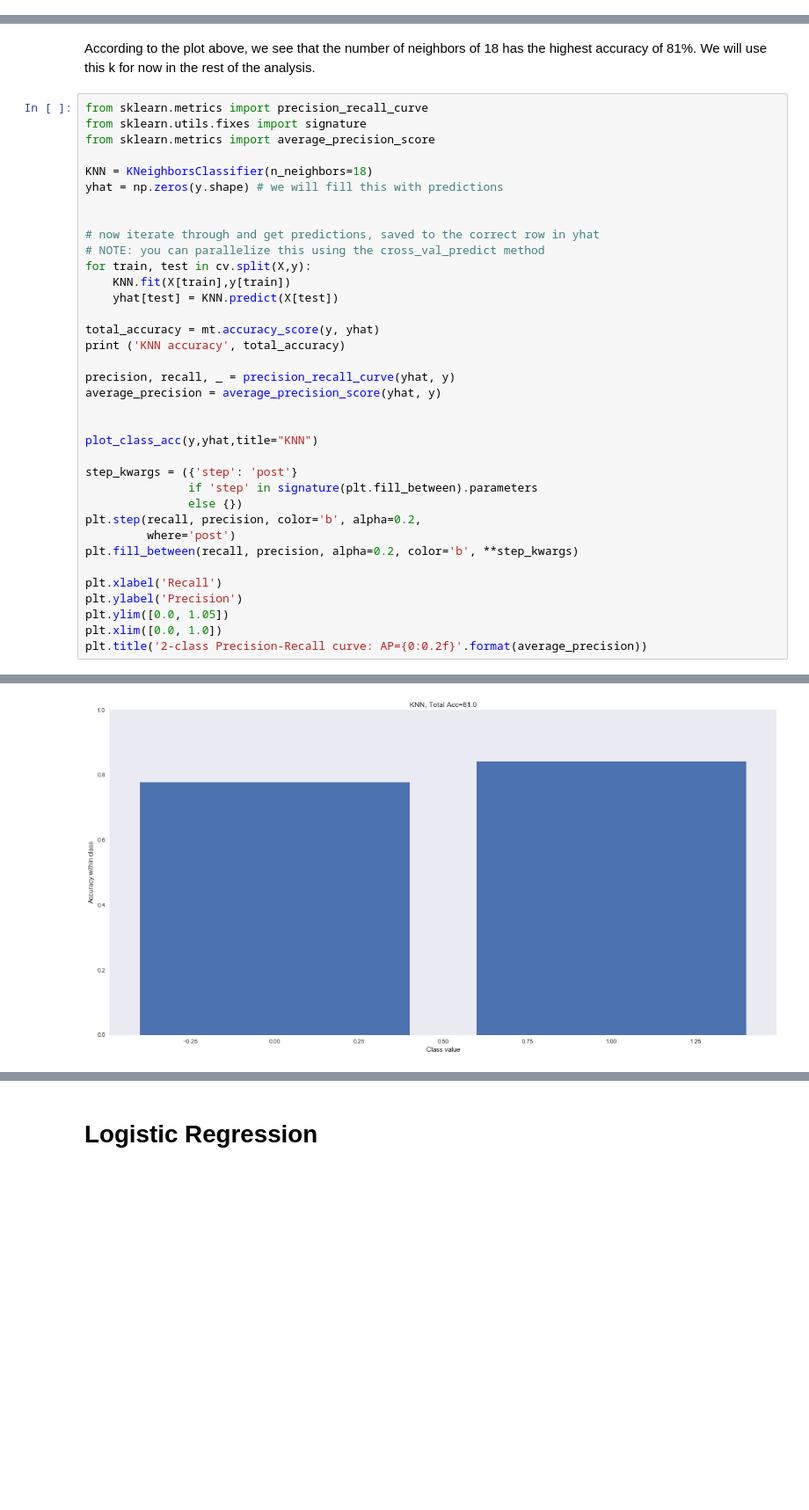
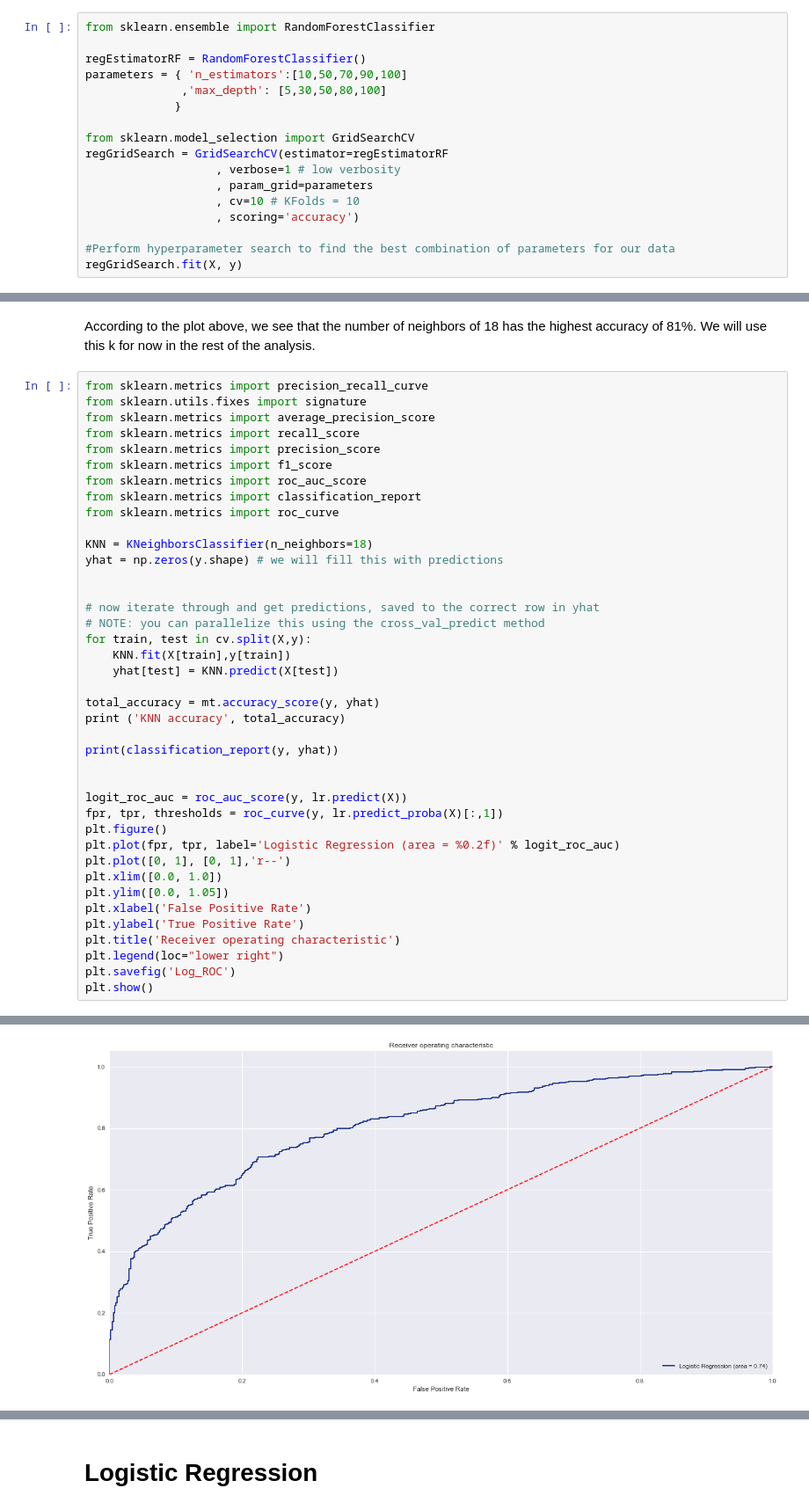
Before and after one commit to JLMarin64/CostaRicanPovertyPred, a Jupyter notebook: Lab 2/Lab 2-Scaling_and_PCA.ipynb, the cells around one changed output, grey strips where cells are left out. Shown at 88% size. Saved outputs shown, nothing was run; the diff lists cells and outputs as text; blank space fills up the shorter version.

```diff
--- a/Lab 2/Lab 2-Scaling_and_PCA.ipynb
+++ b/Lab 2/Lab 2-Scaling_and_PCA.ipynb
@@ -583,3 +583,20 @@ plt.show()
 X_Selected = train_model_set[train_model_set.columns[indices]]
 # %% [output]
 [figure]
+# %%
+from sklearn.ensemble import RandomForestClassifier
+
+regEstimatorRF = RandomForestClassifier()
+parameters = { 'n_estimators':[10,50,70,90,100]
+              ,'max_depth': [5,30,50,80,100]
+             }
+
+from sklearn.model_selection import GridSearchCV
+regGridSearch = GridSearchCV(estimator=regEstimatorRF
+                   , verbose=1 # low verbosity
+                   , param_grid=parameters
+                   , cv=10 # KFolds = 10
+                   , scoring='accuracy')
+
+#Perform hyperparameter search to find the best combination of parameters for our data
+regGridSearch.fit(X, y)
@@ -721,6 +740,12 @@ According to the plot above, we see that the number of neighbors of 18 has the h
 from sklearn.metrics import precision_recall_curve
 from sklearn.utils.fixes import signature
 from sklearn.metrics import average_precision_score
+from sklearn.metrics import recall_score
+from sklearn.metrics import precision_score
+from sklearn.metrics import f1_score
+from sklearn.metrics import roc_auc_score
+from sklearn.metrics import classification_report
+from sklearn.metrics import roc_curve
 
 KNN = KNeighborsClassifier(n_neighbors=18)
 yhat = np.zeros(y.shape) # we will fill this with predictions
@@ -735,23 +760,21 @@ for train, test in cv.split(X,y):
 total_accuracy = mt.accuracy_score(y, yhat)
 print ('KNN accuracy', total_accuracy)
 
-precision, recall, _ = precision_recall_curve(yhat, y)
-average_precision = average_precision_score(yhat, y)
+print(classification_report(y, yhat))
 
 
-plot_class_acc(y,yhat,title="KNN")
-
-step_kwargs = ({'step': 'post'}
-               if 'step' in signature(plt.fill_between).parameters
-               else {})
-plt.step(recall, precision, color='b', alpha=0.2,
-         where='post')
-plt.fill_between(recall, precision, alpha=0.2, color='b', **step_kwargs)
-
-plt.xlabel('Recall')
-plt.ylabel('Precision')
+logit_roc_auc = roc_auc_score(y, lr.predict(X))
+fpr, tpr, thresholds = roc_curve(y, lr.predict_proba(X)[:,1])
+plt.figure()
+plt.plot(fpr, tpr, label='Logistic Regression (area = %0.2f)' % logit_roc_auc)
+plt.plot([0, 1], [0, 1],'r--')
+plt.xlim([0.0, 1.0])
 plt.ylim([0.0, 1.05])
-plt.xlim([0.0, 1.0])
-plt.title('2-class Precision-Recall curve: AP={0:0.2f}'.format(average_precision))
+plt.xlabel('False Positive Rate')
+plt.ylabel('True Positive Rate')
+plt.title('Receiver operating characteristic')
+plt.legend(loc="lower right")
+plt.savefig('Log_ROC')
+plt.show()
 # %% [output]
 KNN accuracy 0.81
@@ -758 +787 @@ KNN accuracy 0.81
-[figure, old version]
+[figure, new version]
```
Also changed, not shown: parts of 3 cells of this notebook, 1 other file.
